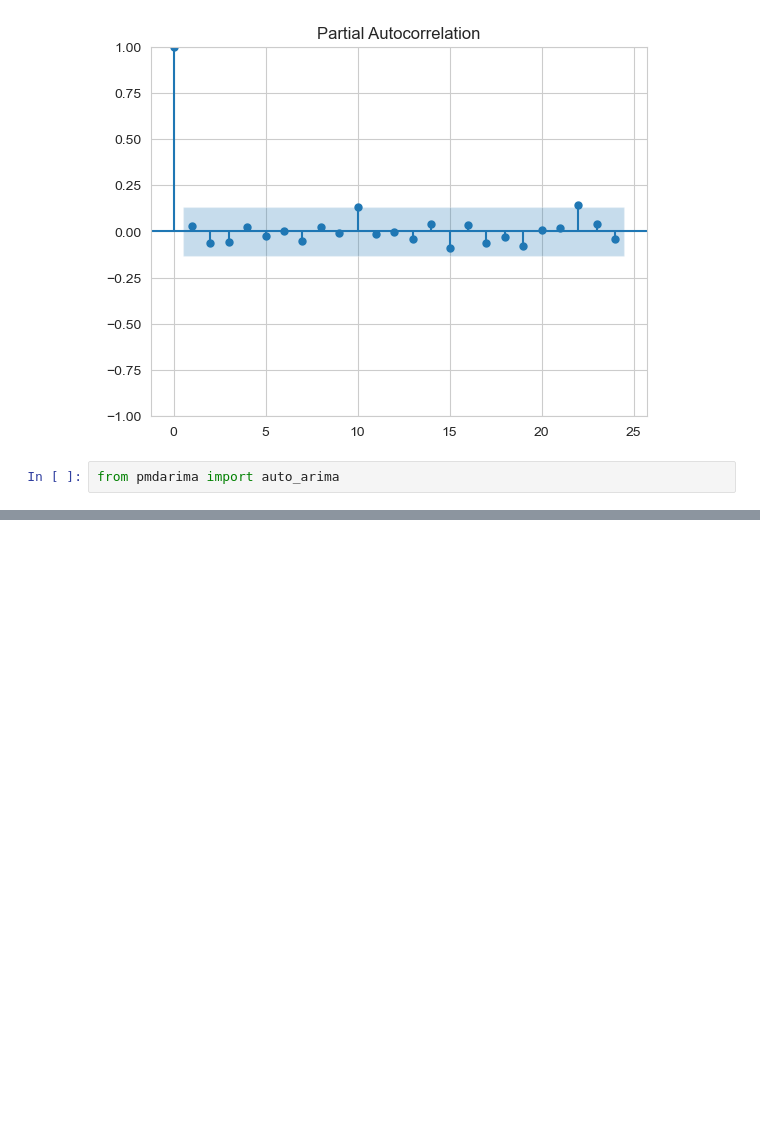
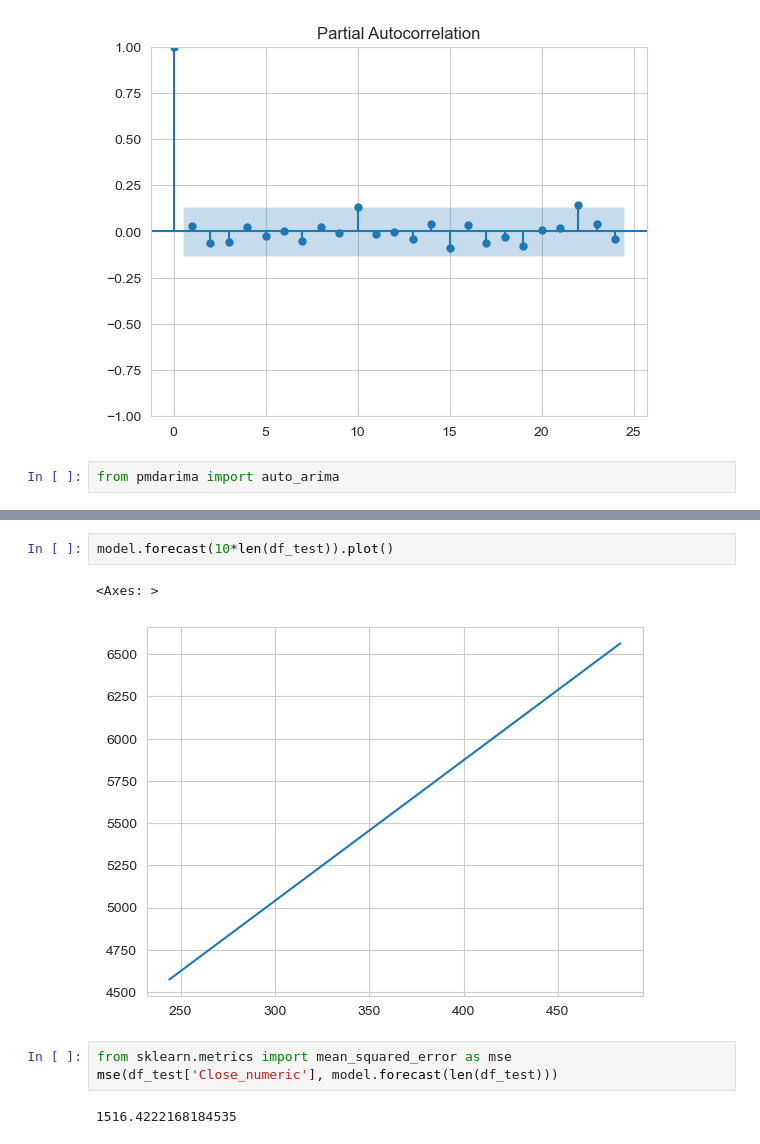
Before and after one commit to nasheydari/NSPP-News-Based-Stock-Price-Prediction, a Jupyter notebook: train.ipynb, the cells around one changed output, grey strips where cells are left out. Cells and saved outputs as stored; diff of their text form; blank space fills up the shorter version.

```diff
--- a/train.ipynb
+++ b/train.ipynb
@@ -331,0 +322,10 @@ plt.show()
+# %%
+model.forecast(10*len(df_test)).plot()
+# %% [output]
+<Axes: >
+[figure, added]
+# %%
+from sklearn.metrics import mean_squared_error as mse
+mse(df_test['Close_numeric'], model.forecast(len(df_test)))
+# %% [output]
+1516.4222168184535
```
Also changed, not shown: parts of 18 cells of this notebook.
